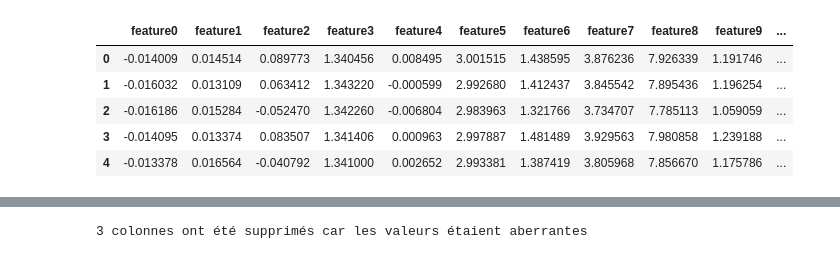
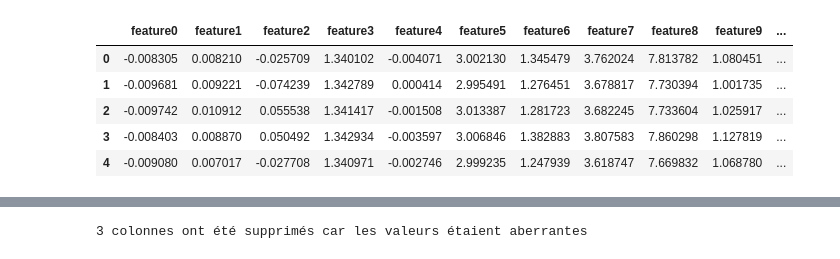
Before and after one commit to rpdev63/brief-audio, a Jupyter notebook: Prediction_model_SVM.ipynb, the cells around one changed output, grey strips where cells are left out. Saved outputs shown, nothing was run; the diff lists cells and outputs as text; code cells hidden in the pictures.

```diff
--- a/Prediction_model_SVM.ipynb
+++ b/Prediction_model_SVM.ipynb
@@ -1,18 +1,18 @@
 # %%
 import pandas as pd
 from sklearn import metrics
 from sklearn.model_selection import train_test_split
 from sklearn.svm import SVC
 pd.set_option('display.max_columns', 100)
-df = pd.read_csv("data/2sec/son.csv")
+df = pd.read_csv("data/25samples/son.csv")
 df.head()
 # %% [output]
 |  | feature0 | feature1 | feature2 | feature3 | feature4 | feature5 | feature6 | feature7 | feature8 | feature9 | ... |
-| 0 | -0.014009 | 0.014514 | 0.089773 | 1.340456 | 0.008495 | 3.001515 | 1.438595 | 3.876236 | 7.926339 | 1.191746 | ... |
-| 1 | -0.016032 | 0.013109 | 0.063412 | 1.343220 | -0.000599 | 2.992680 | 1.412437 | 3.845542 | 7.895436 | 1.196254 | ... |
-| 2 | -0.016186 | 0.015284 | -0.052470 | 1.342260 | -0.006804 | 2.983963 | 1.321766 | 3.734707 | 7.785113 | 1.059059 | ... |
-| 3 | -0.014095 | 0.013374 | 0.083507 | 1.341406 | 0.000963 | 2.997887 | 1.481489 | 3.929563 | 7.980858 | 1.239188 | ... |
-| 4 | -0.013378 | 0.016564 | -0.040792 | 1.341000 | 0.002652 | 2.993381 | 1.387419 | 3.805968 | 7.856670 | 1.175786 | ... |
+| 0 | -0.008305 | 0.008210 | -0.025709 | 1.340102 | -0.004071 | 3.002130 | 1.345479 | 3.762024 | 7.813782 | 1.080451 | ... |
+| 1 | -0.009681 | 0.009221 | -0.074239 | 1.342789 | 0.000414 | 2.995491 | 1.276451 | 3.678817 | 7.730394 | 1.001735 | ... |
+| 2 | -0.009742 | 0.010912 | 0.055538 | 1.341417 | -0.001508 | 3.013387 | 1.281723 | 3.682245 | 7.733604 | 1.025917 | ... |
+| 3 | -0.008403 | 0.008870 | 0.050492 | 1.342934 | -0.003597 | 3.006846 | 1.382883 | 3.807583 | 7.860298 | 1.127819 | ... |
+| 4 | -0.009080 | 0.007017 | -0.027708 | 1.340971 | -0.002746 | 2.999235 | 1.247939 | 3.618747 | 7.669832 | 1.068780 | ... |
 # %%
 print( df.isna().sum().sort_values(ascending=False))
 # %% [output]
```
Also changed, not shown: parts of 15 cells of this notebook, 3 other files.
